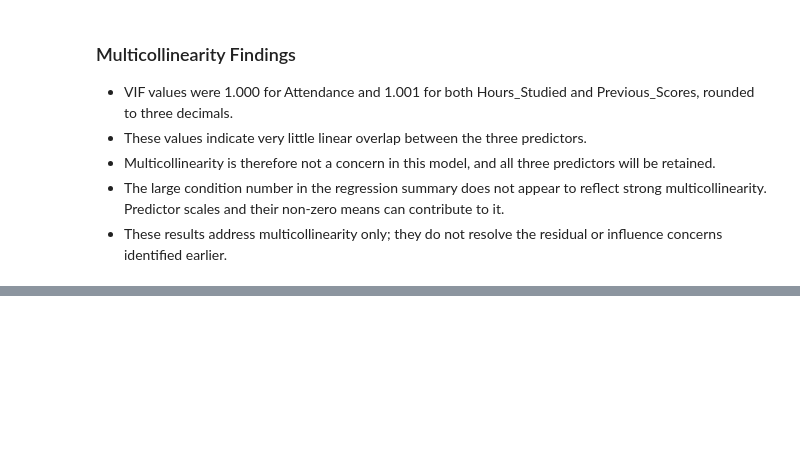
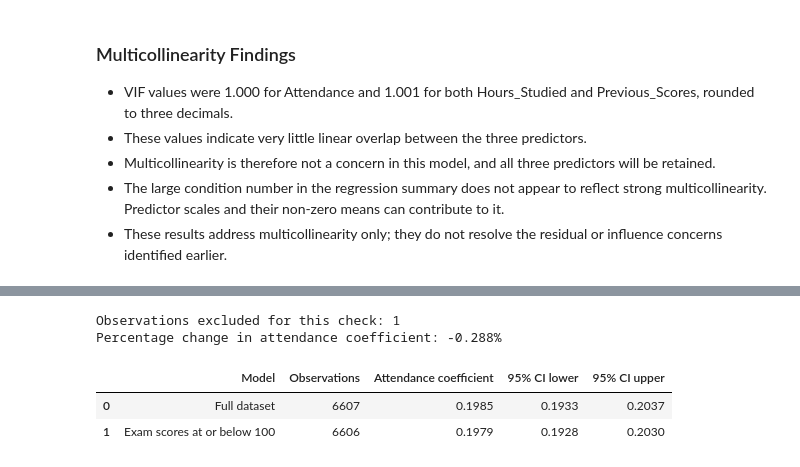
Before and after one commit to LieneRubule/student-performance-analysis, a Jupyter notebook: jupyter_notebooks/Student_Performance_Hypothesis_Testing.ipynb, the cells around one changed output, grey strips where cells are left out. Cells and saved outputs as stored; diff of their text form; code cells hidden in the pictures; blank space fills up the shorter version.

Commit message:
Check attendance model sensitivity to exam score above 100

```diff
--- a/jupyter_notebooks/Student_Performance_Hypothesis_Testing.ipynb
+++ b/jupyter_notebooks/Student_Performance_Hypothesis_Testing.ipynb
@@ -551,0 +568,59 @@ h1_vif_table.round(3)
+# %%
+# Created with ChatGPT assistance for this project's analysis.
+# Source: Official statsmodels OLS fitting documentation
+# https://www.statsmodels.org/stable/generated/statsmodels.regression.linear_model.OLS.fit.html
+
+# Create a separate dataset for this sensitivity check
+h1_data_max100 = df.loc[df["Exam_Score"] <= 100].copy()
+
+# Refit the same model with HC3 robust standard errors
+h1_model_max100 = smf.ols(
+    formula="Exam_Score ~ Attendance + Hours_Studied + Previous_Scores",
+    data=h1_data_max100
+).fit(cov_type="HC3")
+
+# Compare attendance estimates and 95% confidence intervals
+h1_sensitivity_rows = []
+
+for label, model in [
+    ("Full dataset", h1_model),
+    ("Exam scores at or below 100", h1_model_max100)
+]:
+    attendance_ci = model.conf_int().loc["Attendance"]
+
+    h1_sensitivity_rows.append(
+        {
+            "Model": label,
+            "Observations": int(model.nobs),
+            "Attendance coefficient": model.params["Attendance"],
+            "95% CI lower": attendance_ci.iloc[0],
+            "95% CI upper": attendance_ci.iloc[1]
+        }
+    )
+
+h1_sensitivity_table = pd.DataFrame(h1_sensitivity_rows)
+
+# Report the percentage change relative to the original estimate
+h1_attendance_change_pct = (
+    (h1_model_max100.params["Attendance"]
+     - h1_model.params["Attendance"])
+    / h1_model.params["Attendance"]
+    * 100
+)
+
+print(
+    "Observations excluded for this check:",
+    int(h1_model.nobs - h1_model_max100.nobs)
+)
+print(
+    "Percentage change in attendance coefficient: "
+    f"{h1_attendance_change_pct:.3f}%"
+)
+
+h1_sensitivity_table.round(4)
+# %% [output]
+Observations excluded for this check: 1
+Percentage change in attendance coefficient: -0.288%
+|  | Model | Observations | Attendance coefficient | 95% CI lower | 95% CI upper |
+| 0 | Full dataset | 6607 | 0.1985 | 0.1933 | 0.2037 |
+| 1 | Exam scores at or below 100 | 6606 | 0.1979 | 0.1928 | 0.2030 |
```
Also changed, not shown: parts of 2 cells of this notebook.
